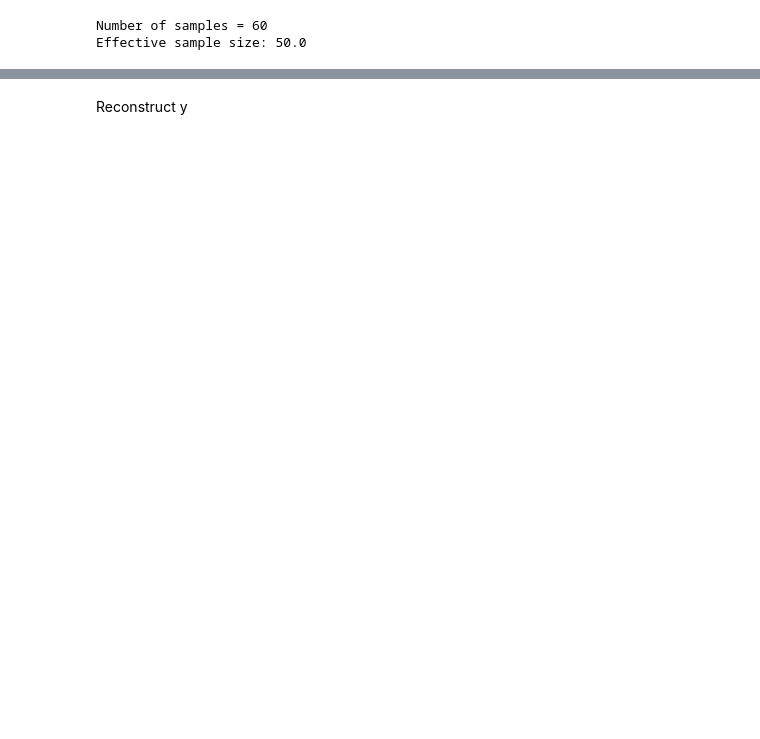
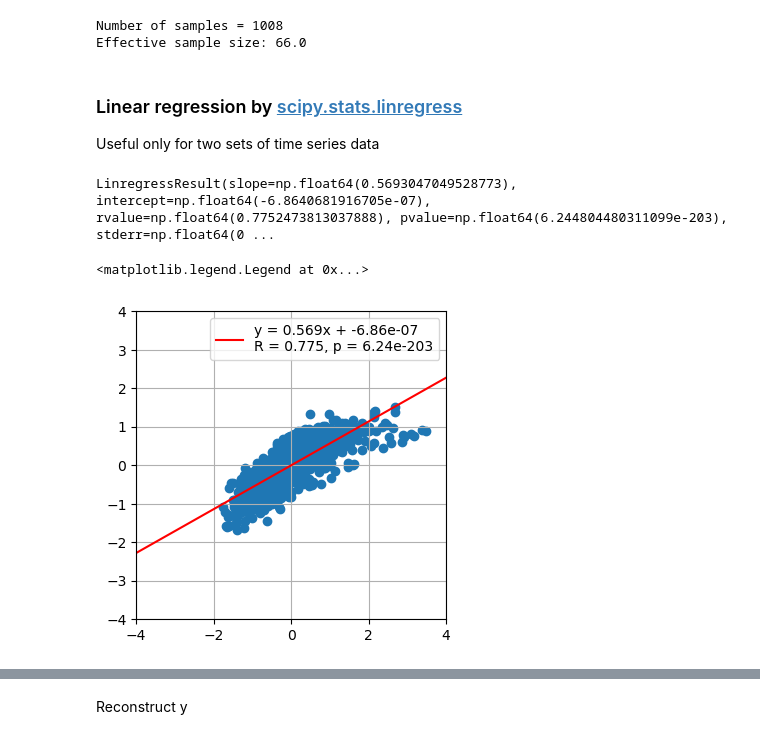
Before and after one commit to kinyatoride/AtmosAnalysisNotebooks, a Jupyter notebook: regression.ipynb, the cells around one changed output, grey strips where cells are left out. Drawn from its saved outputs; the diff is of its cells as text; code cells hidden in the pictures; blank space fills up the shorter version.

```diff
--- a/regression.ipynb
+++ b/regression.ipynb
@@ -9,33 +10,47 @@ from scipy import signal, stats
 import matplotlib.pyplot as plt
-# %%
-f1 = 'data/tokyo_monthly_t.csv'
-f2 = 'data/naha_monthly_t.csv'
-
-df1 = pd.read_csv(f1, index_col=0, parse_dates=True)
-df2 = pd.read_csv(f2, index_col=0, parse_dates=True)
-
-# get temperature data from 1995-2019
-x = df1.loc['1995-01-01':'1999-12-31', 't']
-y = df2.loc['1995-01-01':'1999-12-31', 't']
-
-# estimate anomaly
-xa = x.groupby(x.index.month).transform(lambda xx: xx-xx.mean())
-ya = y.groupby(y.index.month).transform(lambda xx: xx-xx.mean())
-
-# detrend
-xa = signal.detrend(xa)
-ya = signal.detrend(ya)
-
-n = len(xa)
-
-# Effective sample size
-r1 = np.corrcoef(xa[1:], xa[:-1])[0, 1]
-r2 = np.corrcoef(ya[1:], ya[:-1])[0, 1]
-n_eff = n * (1 - r1*r2) / (1 + r1*r2)
-
-print(f'Number of samples = {n}')
-print(f'Effective sample size: {n_eff:.1f}')
-# %% [output]
-Number of samples = 60
-Effective sample size: 50.0
+# %%
+# Read time series data
+f = 'data/era5_nino.csv'
+df = pd.read_csv(f, index_col=0, parse_dates=True)
+
+# Define predictor and predictand
+x = df['nino3'].values
+y = df['nino4'].values
+n = len(x)
+
+# Effective sample size
+rx = stats.pearsonr(x[1:], x[:-1]).statistic
+ry = stats.pearsonr(y[1:], y[:-1]).statistic
+n_eff = n * (1 - rx*ry) / (1 + rx*ry)
+
+print(f'Number of samples = {n}')
+print(f'Effective sample size: {n_eff:.1f}')
+# %% [output]
+Number of samples = 1008
+Effective sample size: 66.0
+# %% [markdown]
+### Linear regression by [scipy.stats.linregress](https://docs.scipy.org/doc/scipy/reference/generated/scipy.stats.linregress.html)
+Useful only for two sets of time series data
+# %%
+res = stats.linregress(x, y)
+print(res)
+# %% [output]
+LinregressResult(slope=np.float64(0.5693047049528773), intercept=np.float64(-6.8640681916705e-07), rvalue=np.float64(0.7752473813037888), pvalue=np.float64(6.244804480311099e-203), stderr=np.float64(0 ...
+# %%
+xx = np.linspace(-5, 5, 100)
+
+fig, ax = plt.subplots(figsize=(4,4))
+ax.scatter(x, y)
+ax.plot(
+    xx, xx * res.slope + res.intercept, 'r',
+    label=f'y = {res.slope:.3g}x + {res.intercept:.3g}\n'
+          f'R = {res.rvalue:.3g}, p = {res.pvalue:.3g}'
+)
+
+ax.grid()
+ax.set(xlim=(-4, 4), ylim=(-4, 4))
+ax.legend()
+# %% [output]
+<matplotlib.legend.Legend at 0x...>
+[figure, added]
 # %% [markdown]
```
Also changed, not shown: parts of 8 cells of this notebook, 2 other files.
